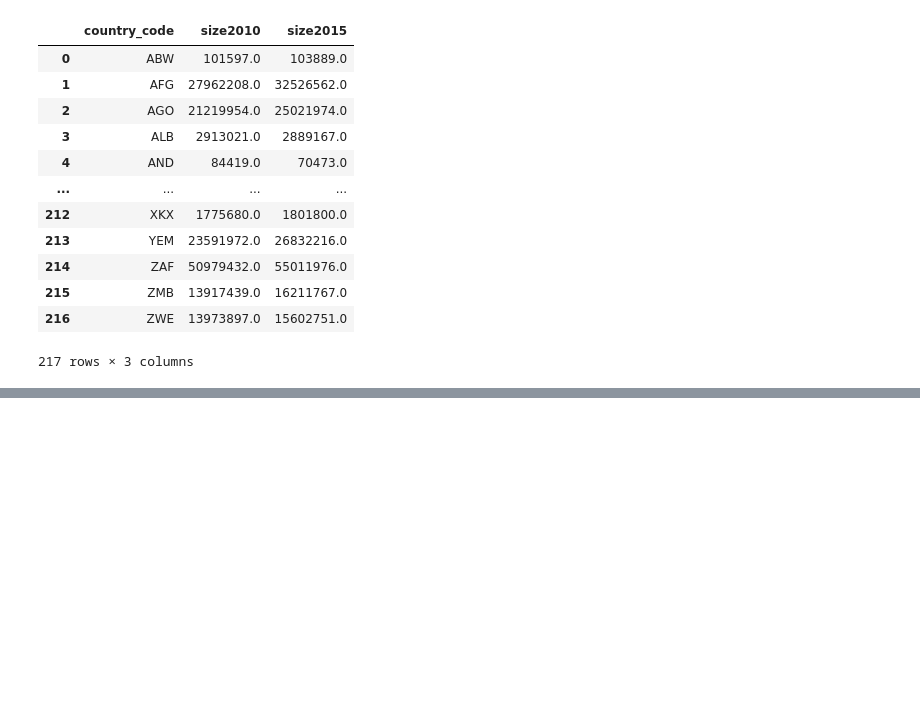
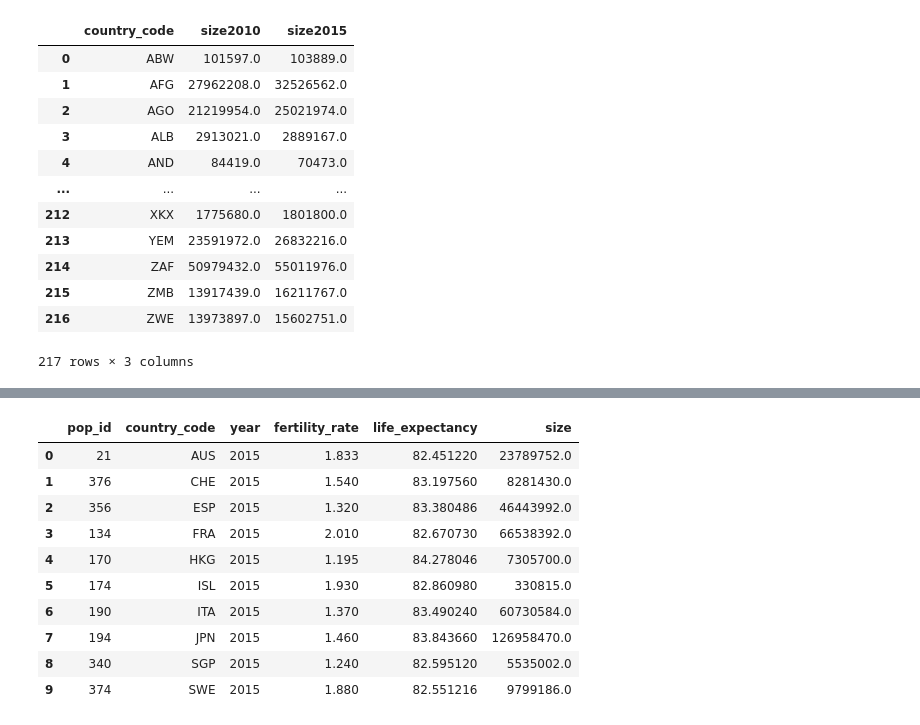
Before and after one commit to RheoTechnicalX/SQL_Training, a Jupyter notebook: 3joiningdata1.ipynb, the cells around one changed output, grey strips where cells are left out. Drawn from its saved outputs; the diff is of its cells as text; code cells hidden in the pictures; blank space fills up the shorter version.

```diff
--- a/3joiningdata1.ipynb
+++ b/3joiningdata1.ipynb
@@ -215,17 +412,26 @@ df
 # %%
-#Using basic math to filter in sub queries
-
 from sqlalchemy import text
 
 query = "\
-SELECT *
-FROM populations
-WHERE year = 2015
--- Filter for only those populations where life expectancy is 1.15 times higher than average
-  AND life_expectancy > 1.15 *
-  (SELECT AVG(life_expectancy)
-   FROM populations
-   WHERE year = 2015);
-"
+SELECT * \
+FROM populations \
+WHERE year = 2015 \
+ AND life_expectancy > 1.15 * \
+   (SELECT AVG(life_expectancy) \
+    FROM populations \
+    WHERE year = 2015);"
 df = pd.read_sql(text(query),eg)
 df
+###########################################      After all that, I forgot a )    :-(
+# %% [output]
+|  | pop_id | country_code | year | fertility_rate | life_expectancy | size |
+| 0 | 21 | AUS | 2015 | 1.833 | 82.451220 | 23789752.0 |
+| 1 | 376 | CHE | 2015 | 1.540 | 83.197560 | 8281430.0 |
+| 2 | 356 | ESP | 2015 | 1.320 | 83.380486 | 46443992.0 |
+| 3 | 134 | FRA | 2015 | 2.010 | 82.670730 | 66538392.0 |
+| 4 | 170 | HKG | 2015 | 1.195 | 84.278046 | 7305700.0 |
+| 5 | 174 | ISL | 2015 | 1.930 | 82.860980 | 330815.0 |
+| 6 | 190 | ITA | 2015 | 1.370 | 83.490240 | 60730584.0 |
+| 7 | 194 | JPN | 2015 | 1.460 | 83.843660 | 126958470.0 |
+| 8 | 340 | SGP | 2015 | 1.240 | 82.595120 | 5535002.0 |
+| 9 | 374 | SWE | 2015 | 1.880 | 82.551216 | 9799186.0 |
```
Also changed, not shown: parts of 28 cells of this notebook.
